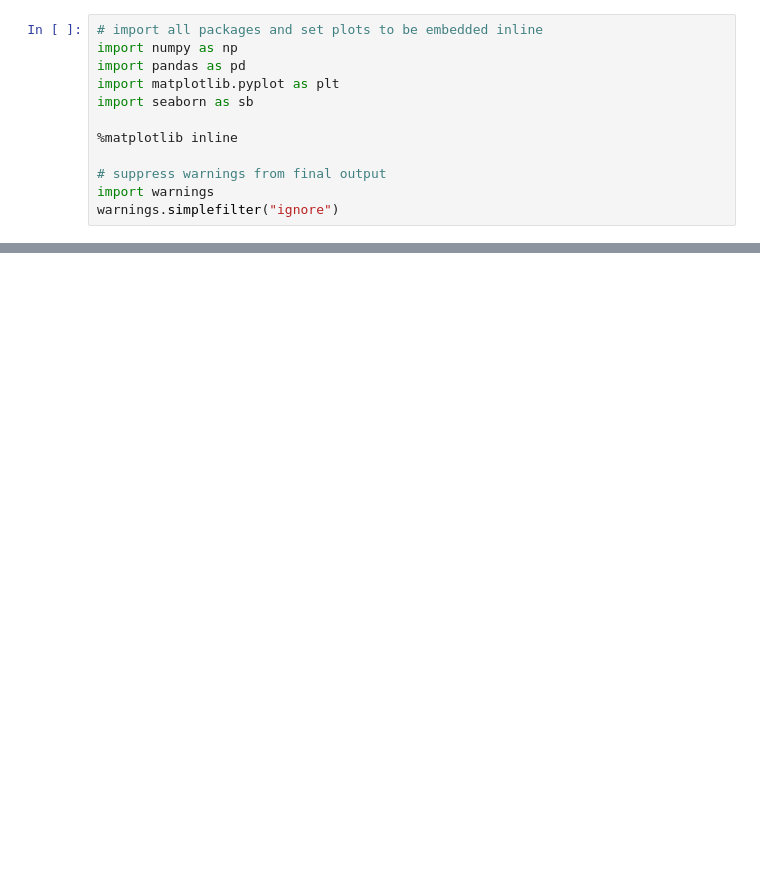
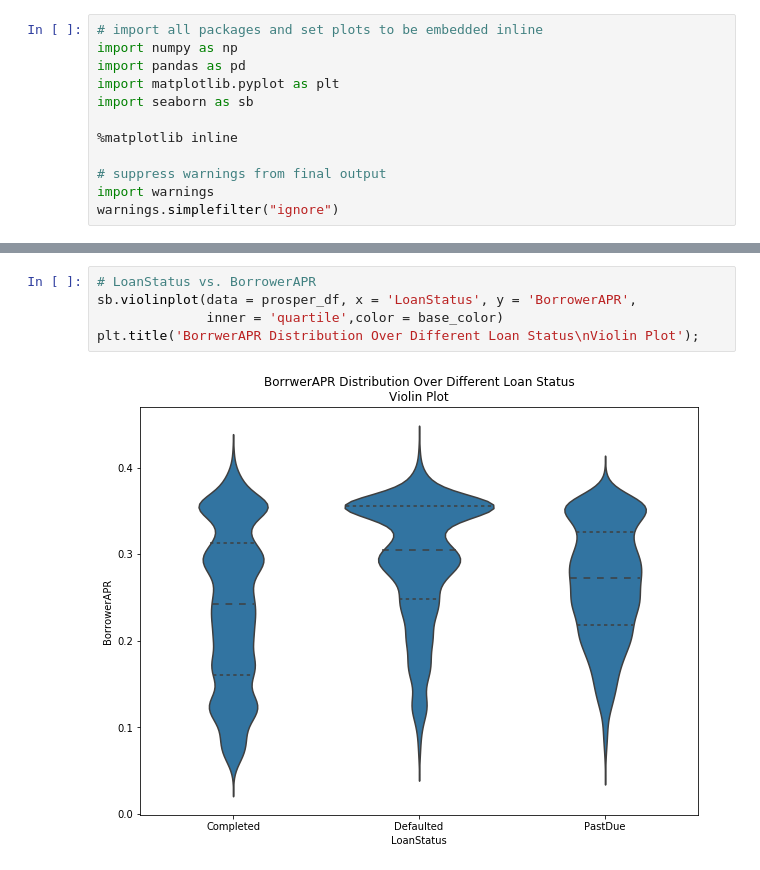
Before and after one commit to yaman-jaghbeer/Communicate-Data-Finding, a Jupyter notebook: slide_deck.ipynb, the cells around one changed output, grey strips where cells are left out. Saved outputs shown, nothing was run; the diff lists cells and outputs as text; blank space fills up the shorter version.

```diff
--- a/slide_deck.ipynb
+++ b/slide_deck.ipynb
@@ -75,0 +155,7 @@ before you finish your presentation!
+# %%
+# LoanStatus vs. BorrowerAPR
+sb.violinplot(data = prosper_df, x = 'LoanStatus', y = 'BorrowerAPR',
+              inner = 'quartile',color = base_color)
+plt.title('BorrwerAPR Distribution Over Different Loan Status\nViolin Plot');
+# %% [output]
+[figure, added]
```
Also changed, not shown: parts of 47 cells of this notebook, 3 other files.
